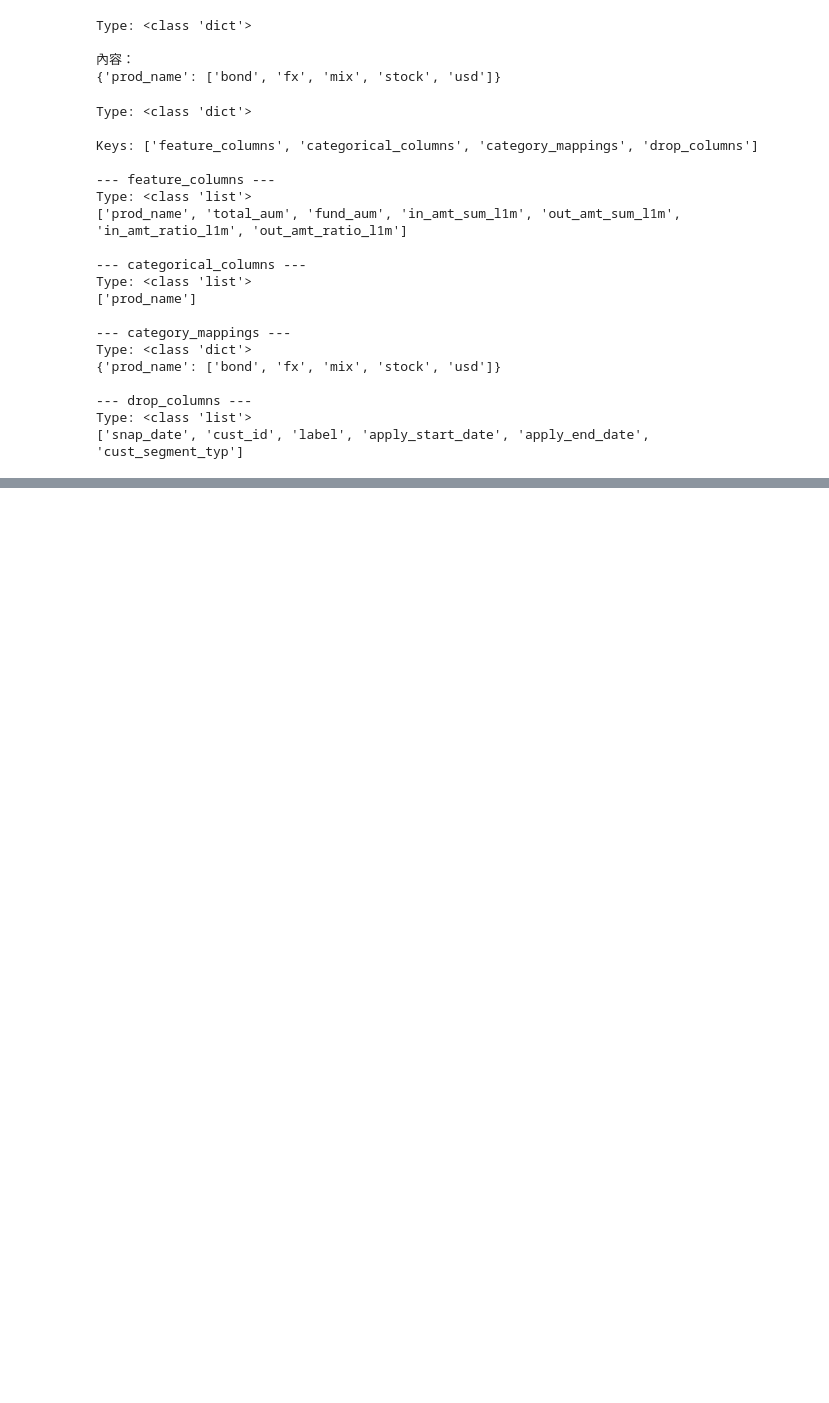
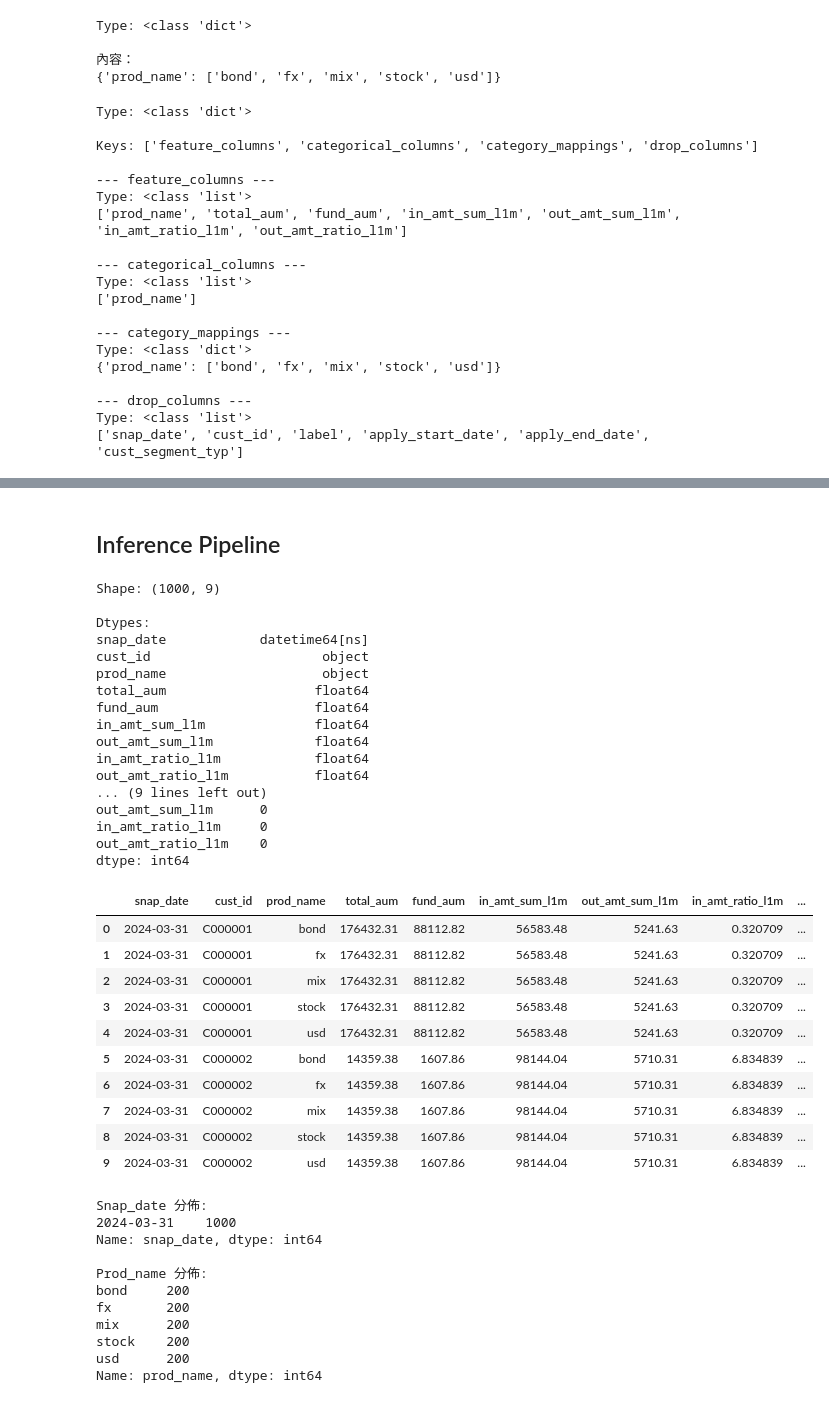
Before and after one commit to curtis-lu/recsys-demo, a Jupyter notebook: notebooks/inspect_artifacts.ipynb, the cells around one changed output, grey strips where cells are left out. Saved outputs shown, nothing was run; the diff lists cells and outputs as text; code cells hidden in the pictures; blank space fills up the shorter version.

```diff
--- a/notebooks/inspect_artifacts.ipynb
+++ b/notebooks/inspect_artifacts.ipynb
@@ -224,0 +352,10 @@ model 不存在，請先執行 training pipeline。
+# %%
+"""檢視 best_params（JSON）：Optuna 搜出的最佳超參數"""
+if catalog.exists("best_params"):
+    import json
+    best_params = catalog.load("best_params")
+    print(f"Type: {type(best_params)}")
+    print(f"\n最佳超參數：")
+    print(json.dumps(best_params, indent=2, ensure_ascii=False))
+else:
+    print("best_params 不存在，請先執行 training pipeline。")
@@ -224,0 +374,10 @@ model 不存在，請先執行 training pipeline。
+# %%
+"""檢視 evaluation_results（JSON）：模型評估結果（mAP、per-product AP 等）"""
+if catalog.exists("evaluation_results"):
+    import json
+    eval_results = catalog.load("evaluation_results")
+    print(f"Type: {type(eval_results)}")
+    print(f"\n評估結果：")
+    print(json.dumps(eval_results, indent=2, ensure_ascii=False))
+else:
+    print("evaluation_results 不存在，請先執行 training pipeline。")
@@ -224,0 +400,59 @@ model 不存在，請先執行 training pipeline。
+# %% [markdown]
+## Inference Pipeline
+# %%
+"""檢視 scoring_dataset（Parquet）：推論用的特徵資料集"""
+if catalog.exists("scoring_dataset"):
+    df = catalog.load("scoring_dataset")
+    print(f"Shape: {df.shape}")
+    print(f"\nDtypes:\n{df.dtypes}")
+    print(f"\nNull 統計:\n{df.isnull().sum()}")
+    display(df.head(10))
+
+    # snap_date 分佈
+    if "snap_date" in df.columns:
+        print(f"\nSnap_date 分佈:\n{df['snap_date'].value_counts().sort_index()}")
+    # prod_name 分佈
+    if "prod_name" in df.columns:
+        print(f"\nProd_name 分佈:\n{df['prod_name'].value_counts()}")
+else:
+    print("scoring_dataset 不存在，請先執行 inference pipeline。")
+# %% [output]
+Shape: (1000, 9)
+
+Dtypes:
+snap_date            datetime64[ns]
+cust_id                      object
+prod_name                    object
+total_aum                   float64
+fund_aum                    float64
+in_amt_sum_l1m              float64
+out_amt_sum_l1m             float64
+in_amt_ratio_l1m            float64
+out_amt_ratio_l1m           float64
+... (9 lines left out)
+out_amt_sum_l1m      0
+in_amt_ratio_l1m     0
+out_amt_ratio_l1m    0
+dtype: int64
+|  | snap_date | cust_id | prod_name | total_aum | fund_aum | in_amt_sum_l1m | out_amt_sum_l1m | in_amt_ratio_l1m | ... |
+| 0 | 2024-03-31 | C000001 | bond | 176432.31 | 88112.82 | 56583.48 | 5241.63 | 0.320709 | ... |
+| 1 | 2024-03-31 | C000001 | fx | 176432.31 | 88112.82 | 56583.48 | 5241.63 | 0.320709 | ... |
+| 2 | 2024-03-31 | C000001 | mix | 176432.31 | 88112.82 | 56583.48 | 5241.63 | 0.320709 | ... |
+| 3 | 2024-03-31 | C000001 | stock | 176432.31 | 88112.82 | 56583.48 | 5241.63 | 0.320709 | ... |
+| 4 | 2024-03-31 | C000001 | usd | 176432.31 | 88112.82 | 56583.48 | 5241.63 | 0.320709 | ... |
+| 5 | 2024-03-31 | C000002 | bond | 14359.38 | 1607.86 | 98144.04 | 5710.31 | 6.834839 | ... |
+| 6 | 2024-03-31 | C000002 | fx | 14359.38 | 1607.86 | 98144.04 | 5710.31 | 6.834839 | ... |
+| 7 | 2024-03-31 | C000002 | mix | 14359.38 | 1607.86 | 98144.04 | 5710.31 | 6.834839 | ... |
+| 8 | 2024-03-31 | C000002 | stock | 14359.38 | 1607.86 | 98144.04 | 5710.31 | 6.834839 | ... |
+| 9 | 2024-03-31 | C000002 | usd | 14359.38 | 1607.86 | 98144.04 | 5710.31 | 6.834839 | ... |
+Snap_date 分佈:
+2024-03-31    1000
+Name: snap_date, dtype: int64
+
+Prod_name 分佈:
+bond     200
+fx       200
+mix      200
+stock    200
+usd      200
+Name: prod_name, dtype: int64
```
Also changed, not shown: parts of 12 cells of this notebook, 28 other files.
